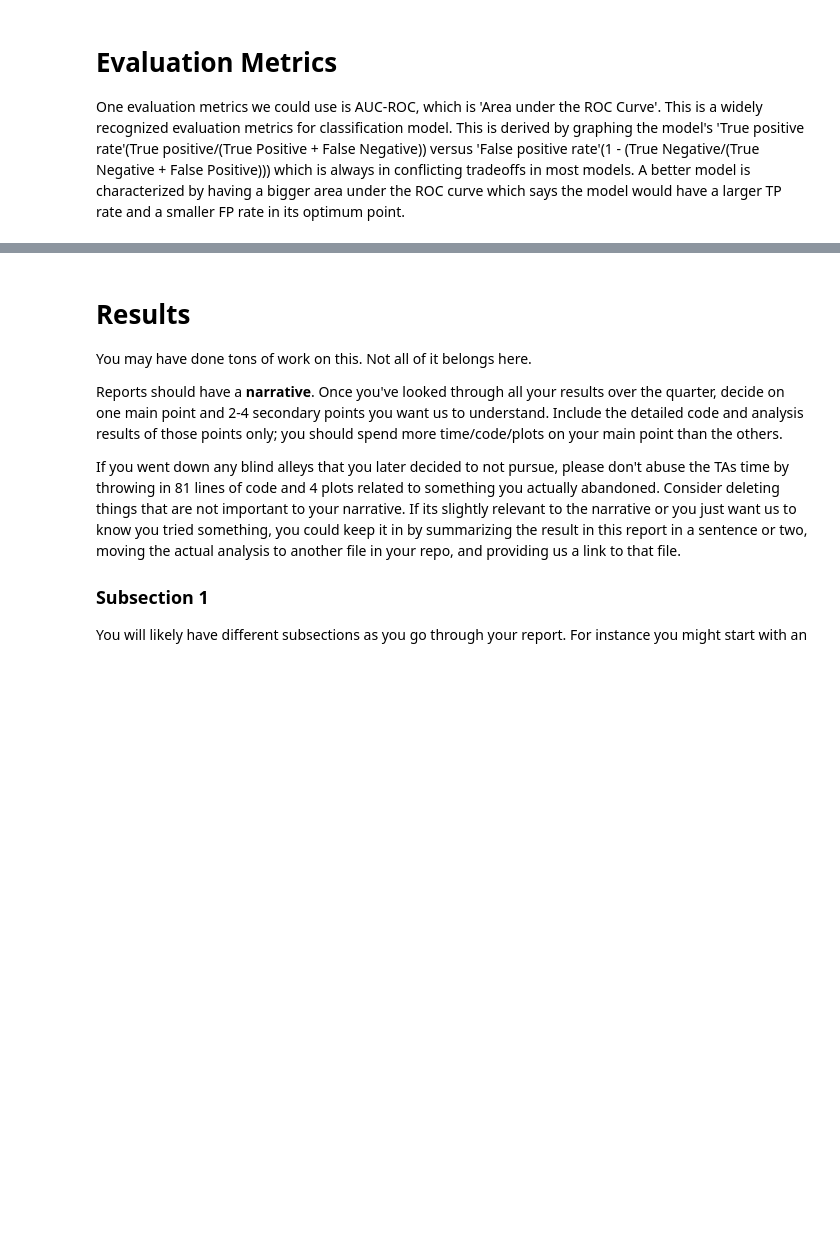
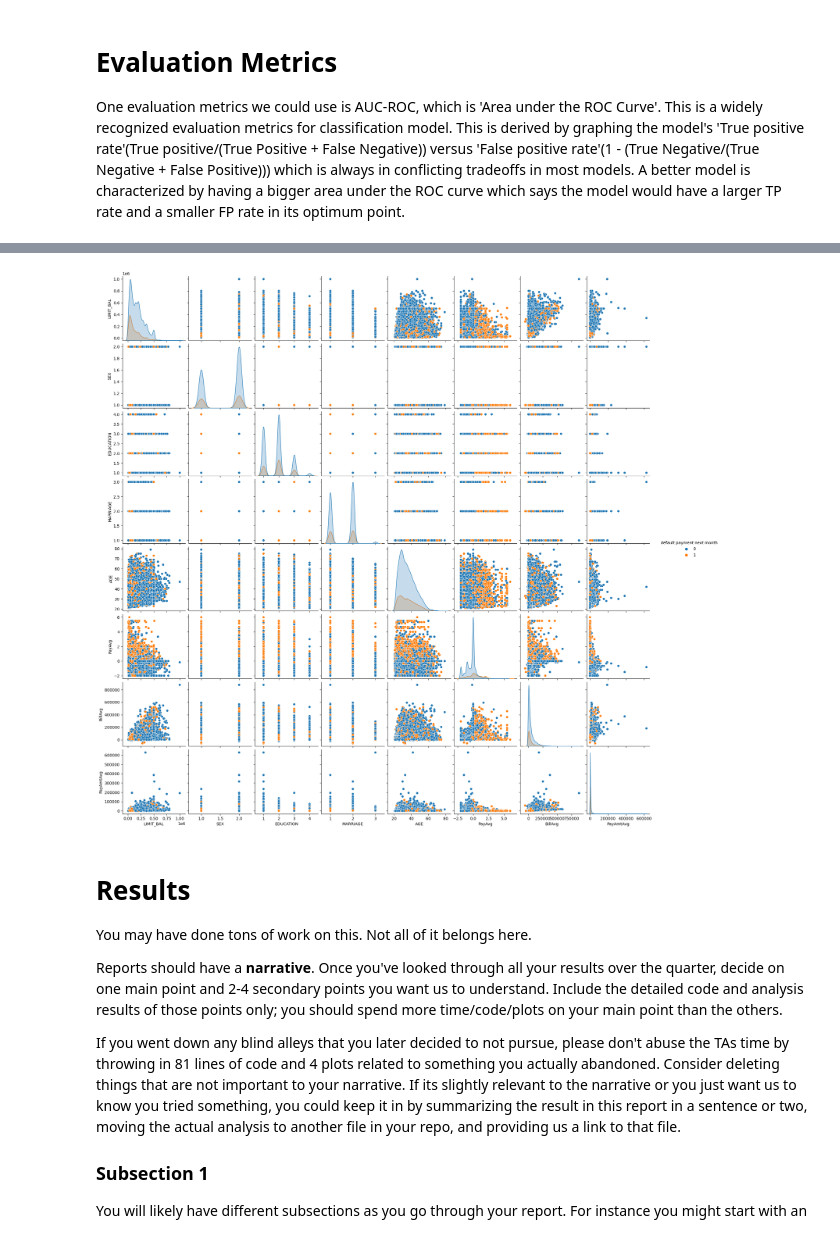
Before and after one commit to COGS118A/Group026-SP23, a Jupyter notebook: FinalProject_Group026-SP23.ipynb, the cells around one changed output, grey strips where cells are left out. Drawn from its saved outputs; the diff is of its cells as text; code cells hidden in the pictures; blank space fills up the shorter version.

```diff
--- a/FinalProject_Group026-SP23.ipynb
+++ b/FinalProject_Group026-SP23.ipynb
@@ -50,0 +143,8 @@ One evaluation metrics we could use is AUC-ROC, which is 'Area under the ROC Cur
+# %%
+warnings.filterwarnings("ignore")
+
+averages = df[['default payment next month', 'LIMIT_BAL', 'SEX', 'EDUCATION', 'MARRIAGE', 'AGE']]
+averages['PayAvg'] = df[['PAY_0', 'PAY_2', 'PAY_3', 'PAY_4', 'PAY_5', 'PAY_6']].mean(axis=1)
+averages['BillAvg'] = df[['BILL_AMT1', 'BILL_AMT2', 'BILL_AMT3', 'BILL_AMT4', 'BILL_AMT5', 'BILL_AMT6']].mean(axis=1)
+averages['PayAmtAvg'] = df[['PAY_AMT1', 'PAY_AMT2', 'PAY_AMT3', 'PAY_AMT4', 'PAY_AMT5', 'PAY_AMT6']].mean(axis=1)
+averages
@@ -51,3 +165,8 @@ One evaluation metrics we could use is AUC-ROC, which is 'Area under the ROC Cur
+# %%
+sns.pairplot(averages, hue='default payment next month')
+plt.show()
+# %% [output]
+[figure, added]
 # %% [markdown]
 # Results
 
```
Also changed, not shown: parts of 12 cells of this notebook.
